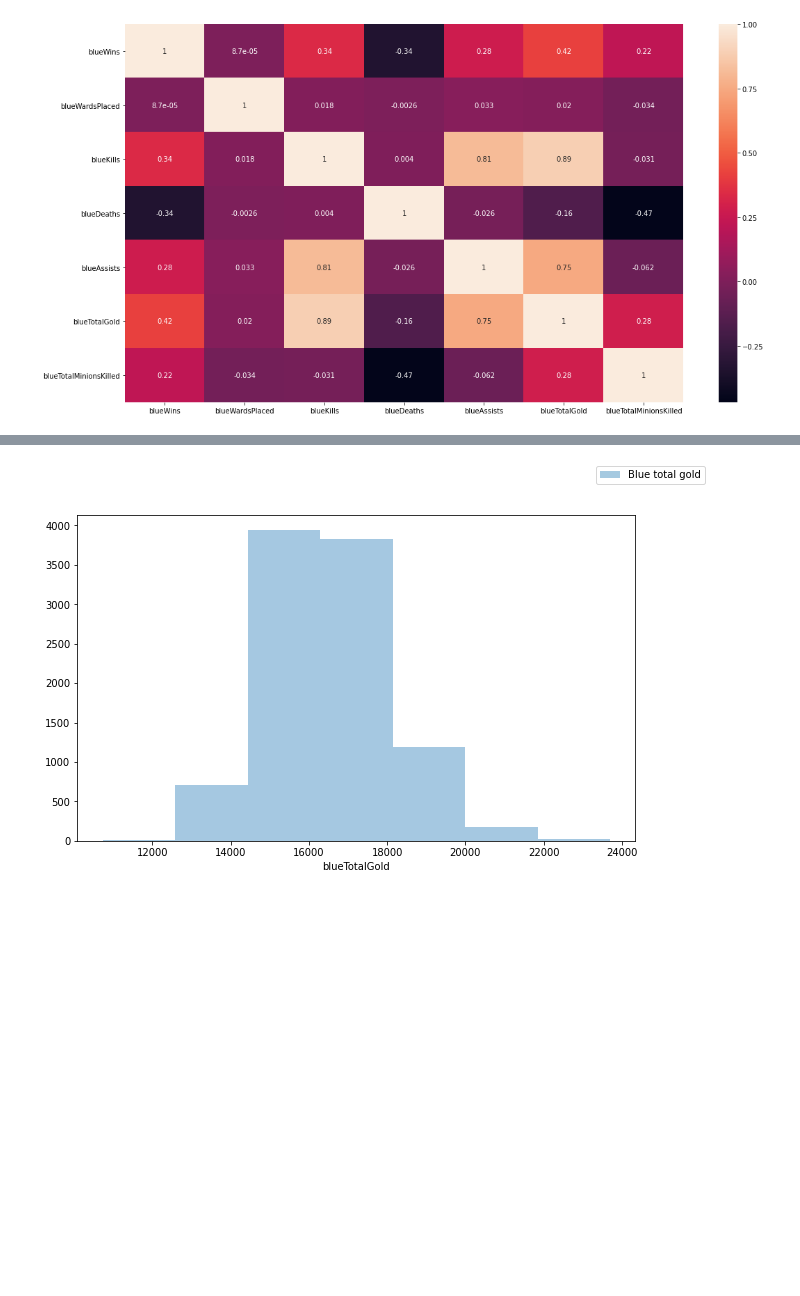
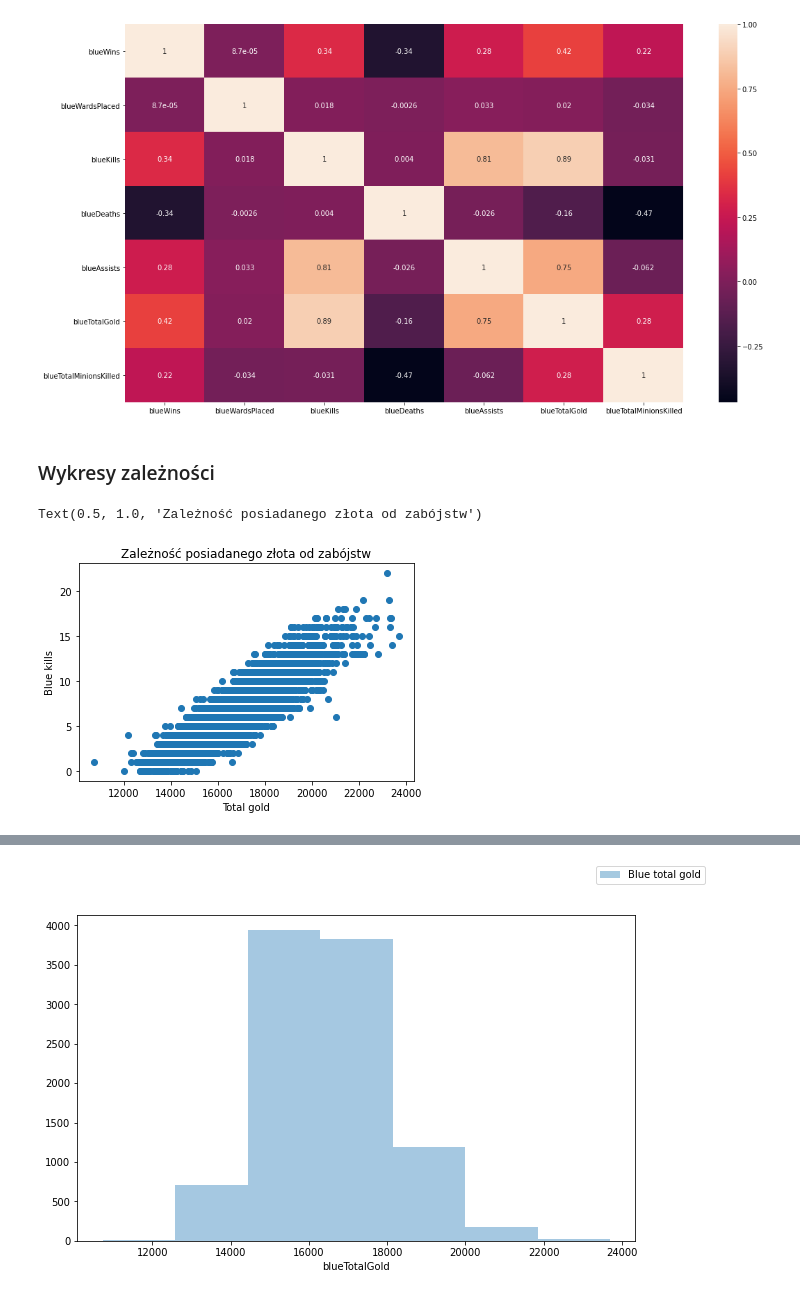
Before and after one commit to srokowskip/sad, a Jupyter notebook: high_diamond_ranked.ipynb, the cells around one changed output, grey strips where cells are left out. Drawn from its saved outputs; the diff is of its cells as text; code cells hidden in the pictures; blank space fills up the shorter version.

```diff
--- a/high_diamond_ranked.ipynb
+++ b/high_diamond_ranked.ipynb
@@ -61,4 +60,14 @@ yticklabels=corr.columns.values, annot=True )
 # %% [output]
 <matplotlib.axes._subplots.AxesSubplot at 0x...>
 [figure]
+# %% [markdown]
+### Wykresy zależności
+# %%
+plt.scatter(rankeds['blueTotalGold'], rankeds['blueKills'])
+plt.xlabel('Total gold')
+plt.ylabel('Blue kills')
+plt.title('Zależność posiadanego złota od zabójstw')
+# %% [output]
+Text(0.5, 1.0, 'Zależność posiadanego złota od zabójstw')
+[figure, added]
 # %%
```
Also changed, not shown: parts of 32 cells of this notebook.
